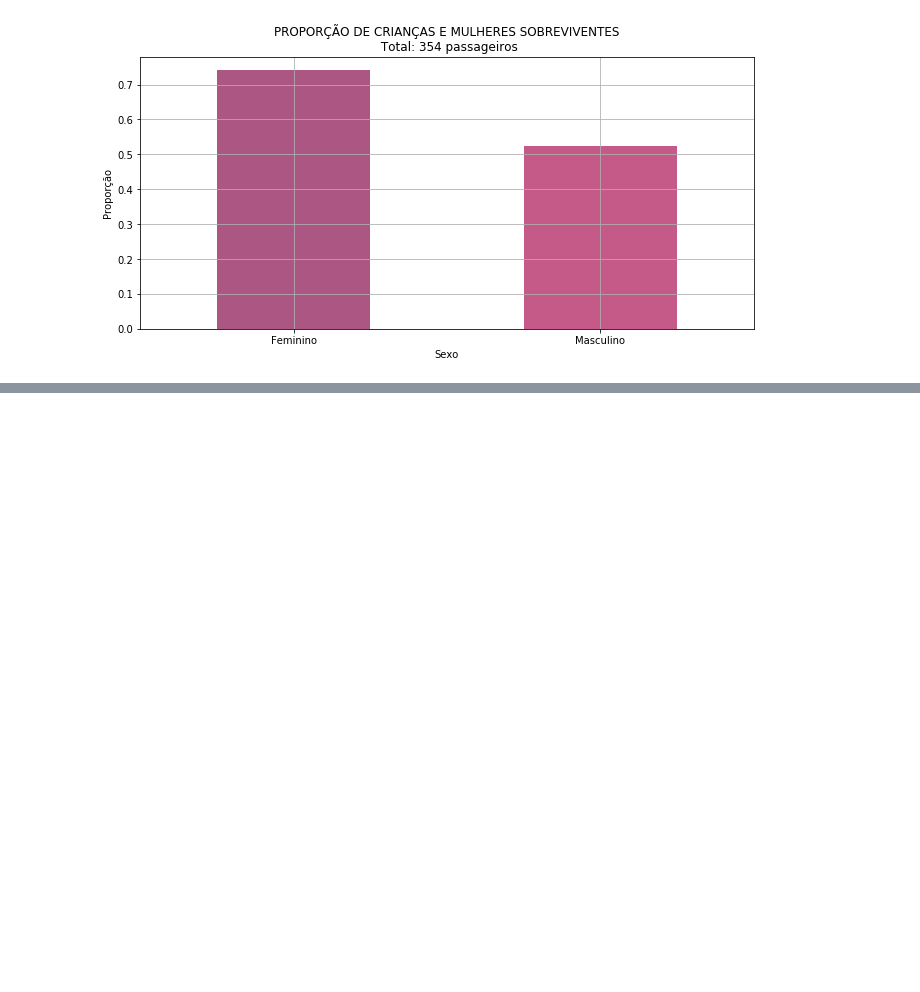
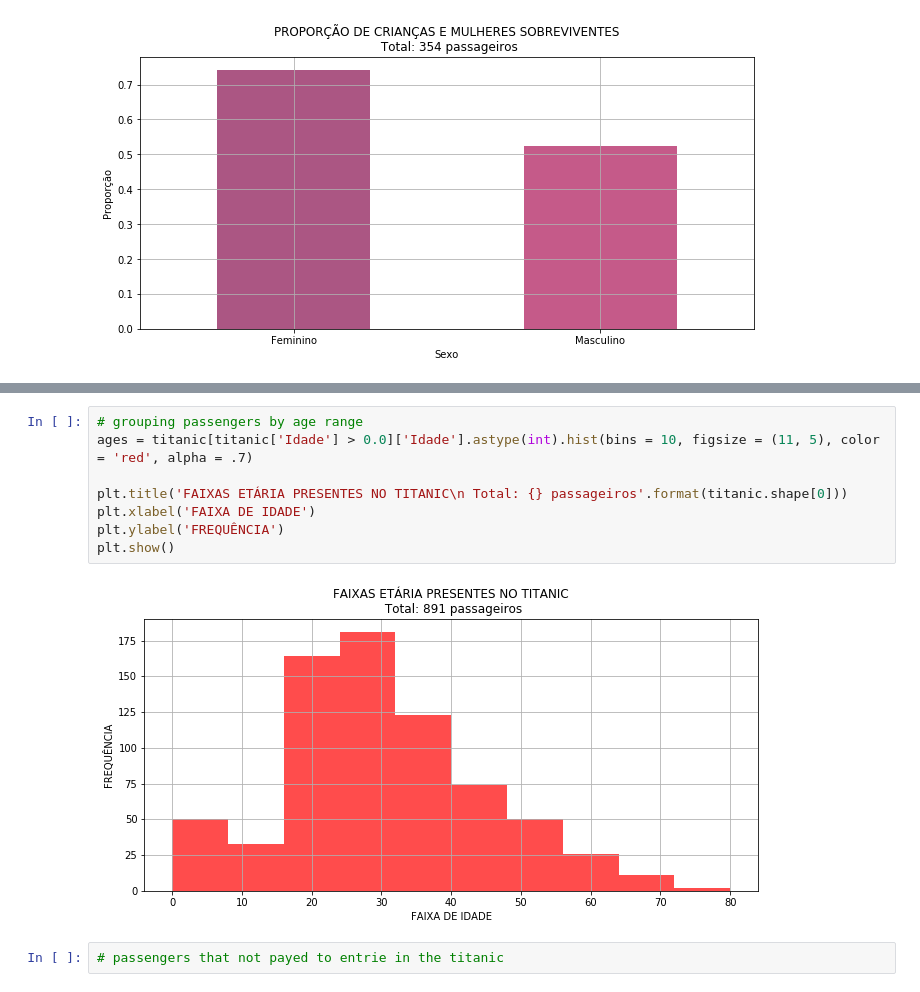
Before and after one commit to thiagosilva95/wreck-titanic, a Jupyter notebook: titanic.ipynb, the cells around one changed output, grey strips where cells are left out. Cells and saved outputs as stored; diff of their text form; blank space fills up the shorter version.

```diff
--- a/titanic.ipynb
+++ b/titanic.ipynb
@@ -144,0 +196,12 @@ plt.show()
+# %%
+# grouping passengers by age range
+ages = titanic[titanic['Idade'] > 0.0]['Idade'].astype(int).hist(bins = 10, figsize = (11, 5), color = 'red', alpha = .7)
+
+plt.title('FAIXAS ETÁRIA PRESENTES NO TITANIC\n Total: {} passageiros'.format(titanic.shape[0]))
+plt.xlabel('FAIXA DE IDADE')
+plt.ylabel('FREQUÊNCIA')
+plt.show()
+# %% [output]
+[figure, added]
+# %%
+# passengers that not payed to entrie in the titanic
```
Also changed, not shown: parts of 9 cells of this notebook.
